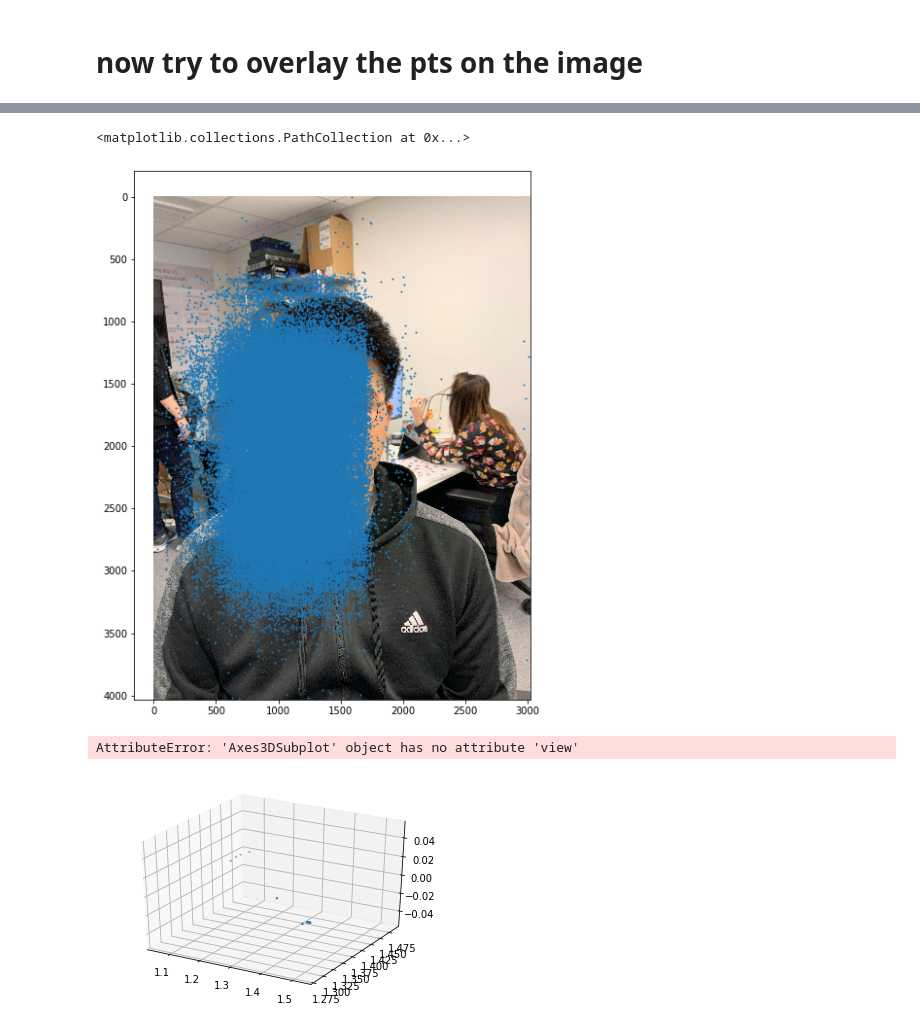
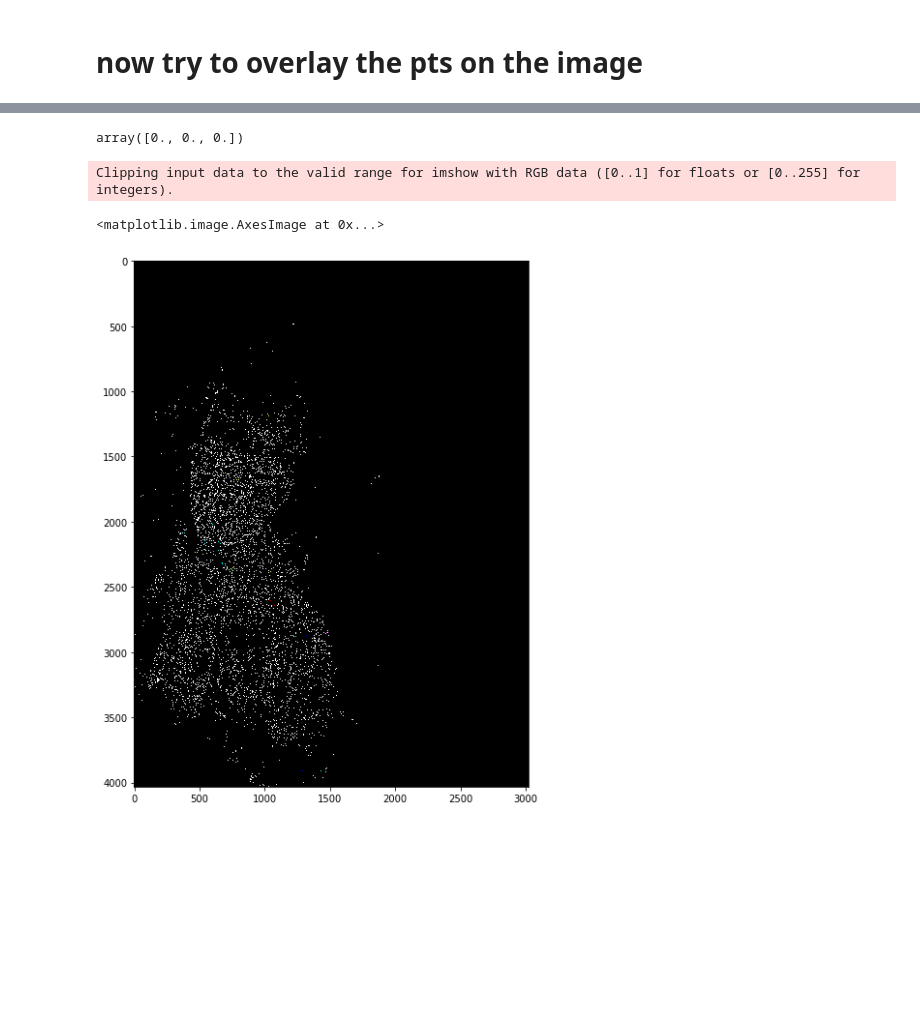
Before and after one commit to bilingwu/Img2Vid, a Jupyter notebook: Rough_Mura_Masa.ipynb, the cells around one changed output, grey strips where cells are left out. Drawn from its saved outputs; the diff is of its cells as text; code cells hidden in the pictures; blank space fills up the shorter version.

```diff
--- a/Rough_Mura_Masa.ipynb
+++ b/Rough_Mura_Masa.ipynb
@@ -115,22 +99,16 @@ z scale range -2.7615, 2.3351, 5.0966000000000005, to 4032
-# %%
-n_samples = 100000
-indexs = np.random
-x_trans = np.random.choice(np.interp(df1['x'], (x_min, x_max), (0, img.shape[1])), size=n_samples)
-y_trans = np.random.choice(np.interp(df1['z'], (z_min, z_max), (0, img.shape[0])), size=n_samples)
-# x_trans = np.interp(df1['x'], (x_min, x_max), (0, img.shape[1]))
-# y_trans = np.interp(df1['z'], (z_min, z_max), (0, img.shape[0]))
-plt.figure(figsize=(10,10))
-plt.imshow(img)
-plt.scatter(x_trans, y_trans, s=1)
-# %% [output]
-<matplotlib.collections.PathCollection at 0x...>
-[figure, removed]
-# %%
-from mpl_toolkits.mplot3d import Axes3D
-plt.figure()
-ax = plt.axes(projection='3d')
-plt.scatter(df1['x'][:10], df1['z'][:10], df1['y'][:10])
-ax.view(0,0)
-# %% [output]
-AttributeError: 'Axes3DSubplot' object has no attribute 'view'
-[figure, removed]
+# %%
+img_mask = np.zeros((h, w, 3))
+img_mask[y_trans.astype(int)-1, x_trans.astype(int)-1] = 1
+# img_mask[y_trans.astype(int)-1, x_trans.astype(int)-1] = [0,0,0]
+# %%
+img_mask[3189,707]
+# %% [output]
+array([0., 0., 0.])
+# %%
+s = img * img_mask
+plt.figure(figsize=(10,10))
+plt.imshow(s)
+# %% [output]
+Clipping input data to the valid range for imshow with RGB data ([0..1] for floats or [0..255] for integers).
+<matplotlib.image.AxesImage at 0x...>
+[figure, added]
```
Also changed, not shown: parts of 7 cells of this notebook, 1 other file.
